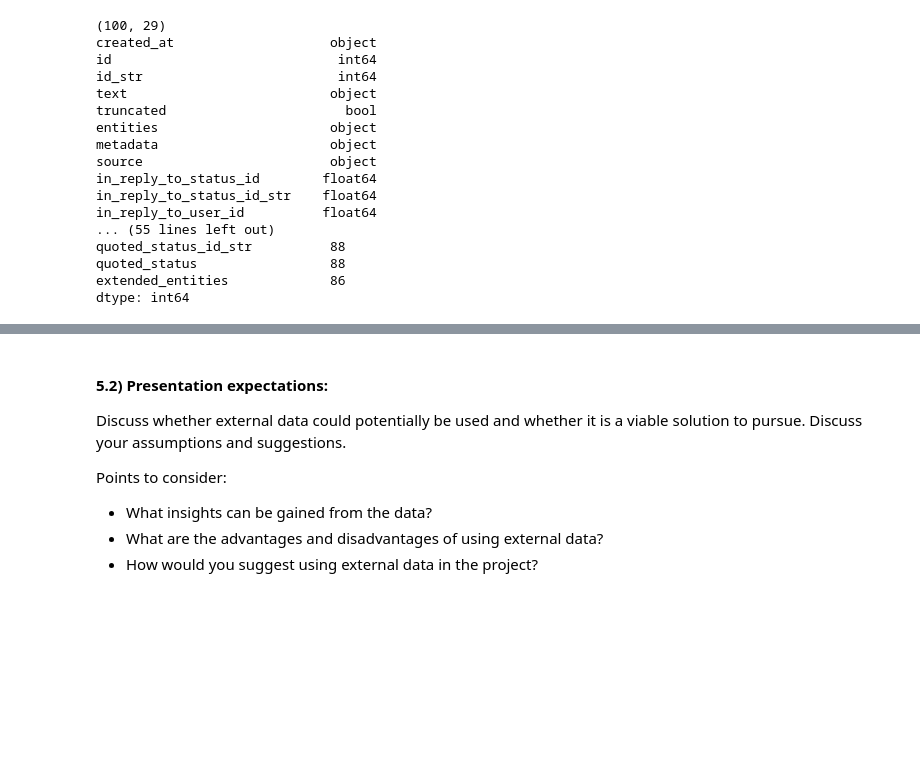
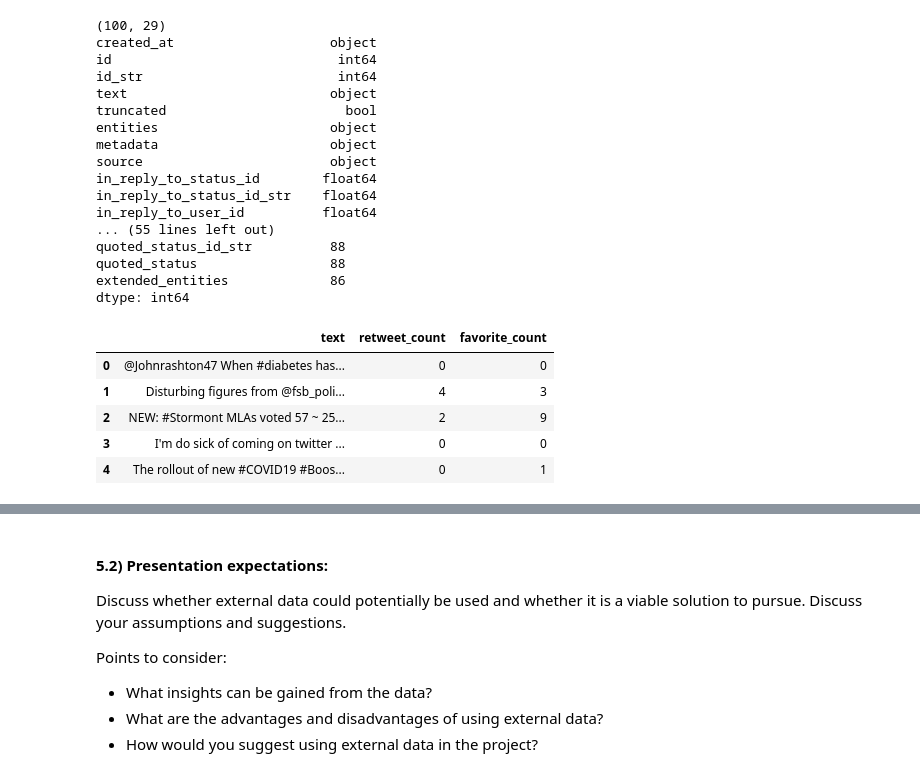
Before and after one commit to MiffySiu/Miff-s-Python, a Jupyter notebook: LSE_DA201_Assignment_template.ipynb, the cells around one changed output, grey strips where cells are left out. Saved outputs shown, nothing was run; the diff lists cells and outputs as text; code cells hidden in the pictures; blank space fills up the shorter version.

```diff
--- a/LSE_DA201_Assignment_template.ipynb
+++ b/LSE_DA201_Assignment_template.ipynb
@@ -226,6 +245,26 @@ quoted_status_id_str          88
 quoted_status                 88
 extended_entities             86
 dtype: int64
+# %%
+# drop the unnecessary columns
+tweets.drop(columns=['created_at', 'id', 'id_str', 'truncated', 'entities',
+                     'metadata', 'source', 'in_reply_to_status_id',
+                     'in_reply_to_status_id_str', 'in_reply_to_user_id',
+                     'in_reply_to_user_id_str', 'in_reply_to_screen_name',
+                     'user', 'geo', 'coordinates', 'place', 'contributors',
+                     'is_quote_status', 'favorited', 'retweeted', 'lang',
+                     'possibly_sensitive', 'quoted_status_id', 'quoted_status_id_str',
+                     'quoted_status', 'extended_entities'],
+            inplace=True)
+
+tweets.head()
+# %% [output]
+|  | text | retweet_count | favorite_count |
+| 0 | @Johnrashton47 When #diabetes has... | 0 | 0 |
+| 1 | Disturbing figures from @fsb_poli... | 4 | 3 |
+| 2 | NEW: #Stormont MLAs voted 57 ~ 25... | 2 | 9 |
+| 3 | I'm do sick of coming on twitter ... | 0 | 0 |
+| 4 | The rollout of new #COVID19 #Boos... | 0 | 1 |
 # %%
 def contains_vaccine(x):
     """ does the text contain vaccine? """
```
Also changed, not shown: parts of 15 cells of this notebook.
